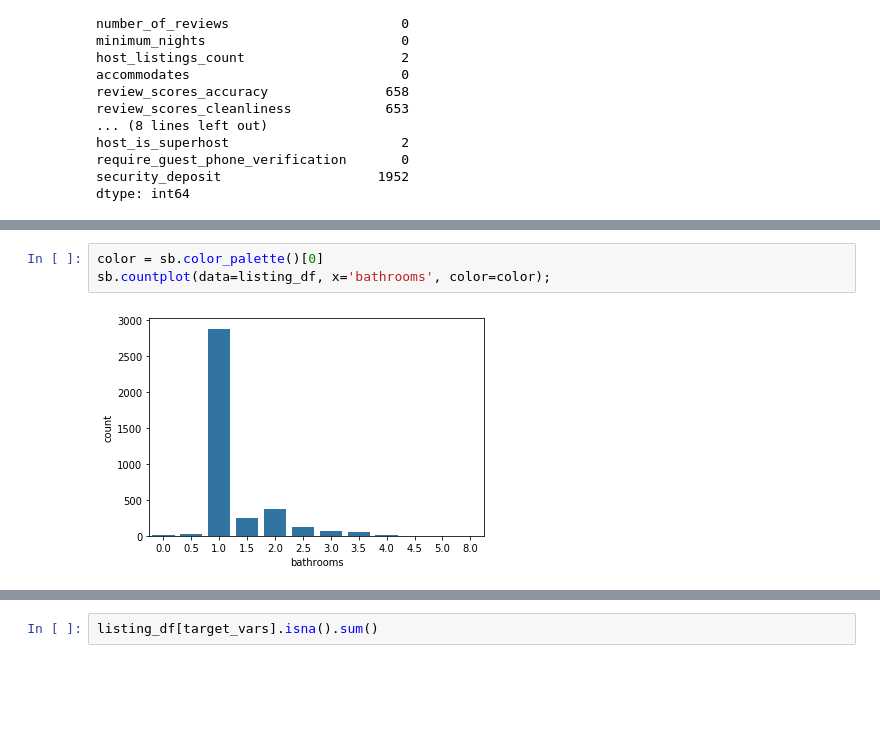
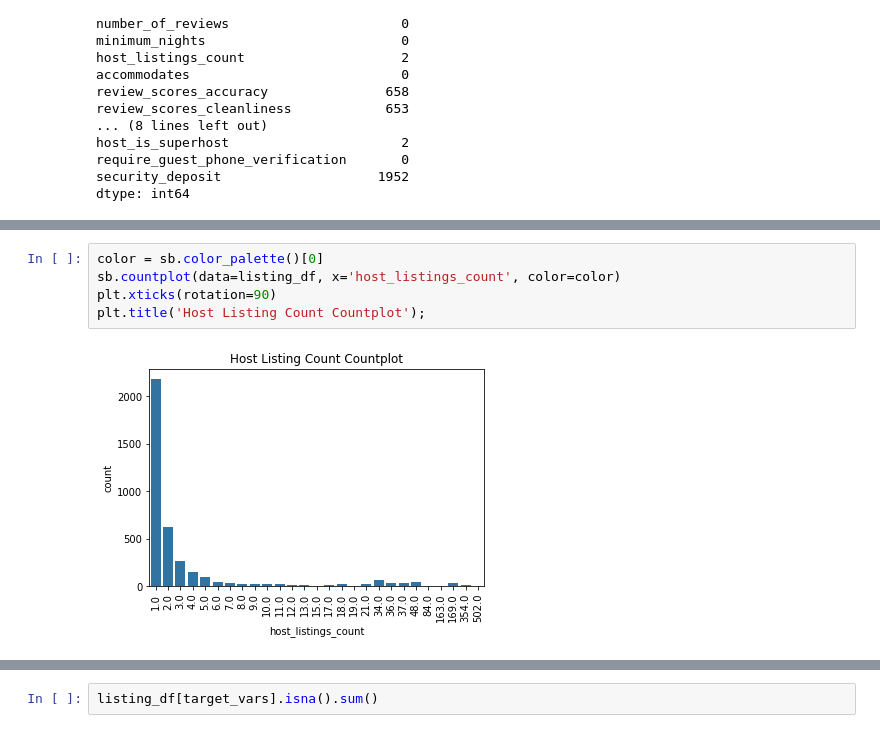
Before and after one commit to satriowputra/Seattle-AirBNB-Data-Blog-Post, a Jupyter notebook: project2-seattle_df-101.ipynb, the cells around one changed output, grey strips where cells are left out. Cells and saved outputs as stored; diff of their text form; blank space fills up the shorter version.

Commit message:
some cleaning to the plot and ML code

```diff
--- a/project2-seattle_df-101.ipynb
+++ b/project2-seattle_df-101.ipynb
@@ -397,5 +429,7 @@ dtype: int64
 # %%
 color = sb.color_palette()[0]
-sb.countplot(data=listing_df, x='bathrooms', color=color);
+sb.countplot(data=listing_df, x='host_listings_count', color=color)
+plt.xticks(rotation=90)
+plt.title('Host Listing Count Countplot');
 # %% [output]
-[figure, old version]
+[figure, new version]
```
Also changed, not shown: parts of 34 cells of this notebook.
